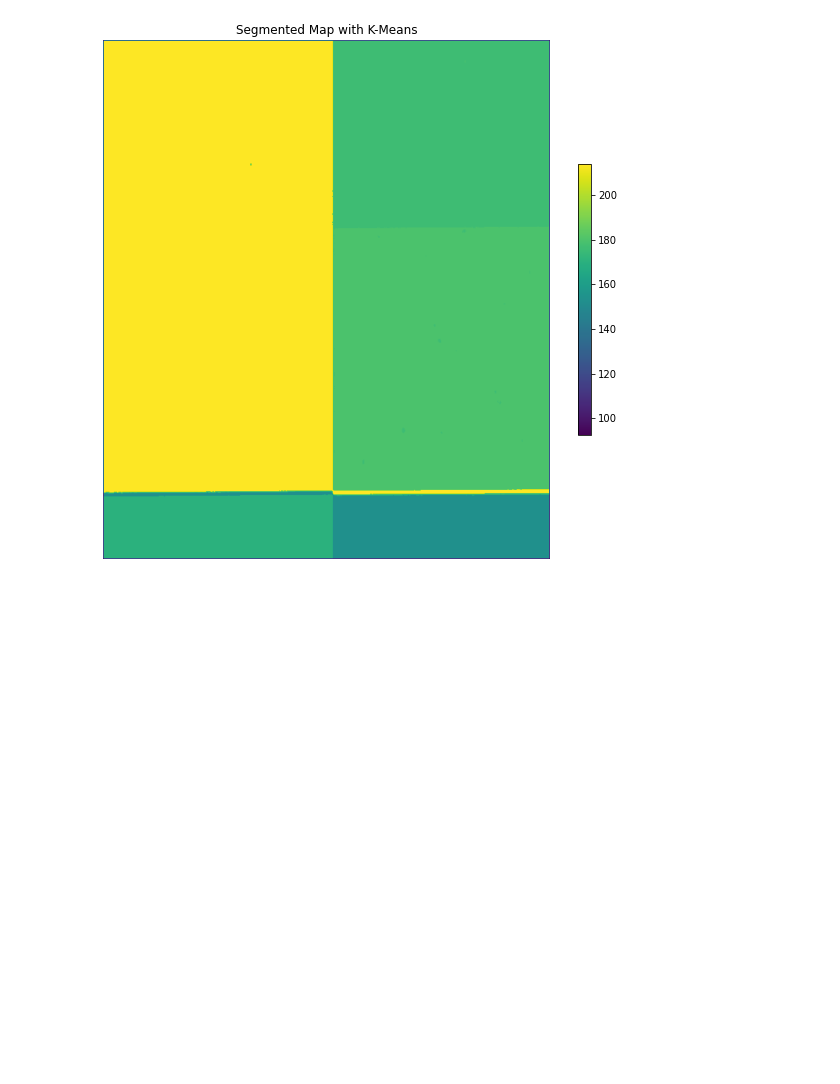
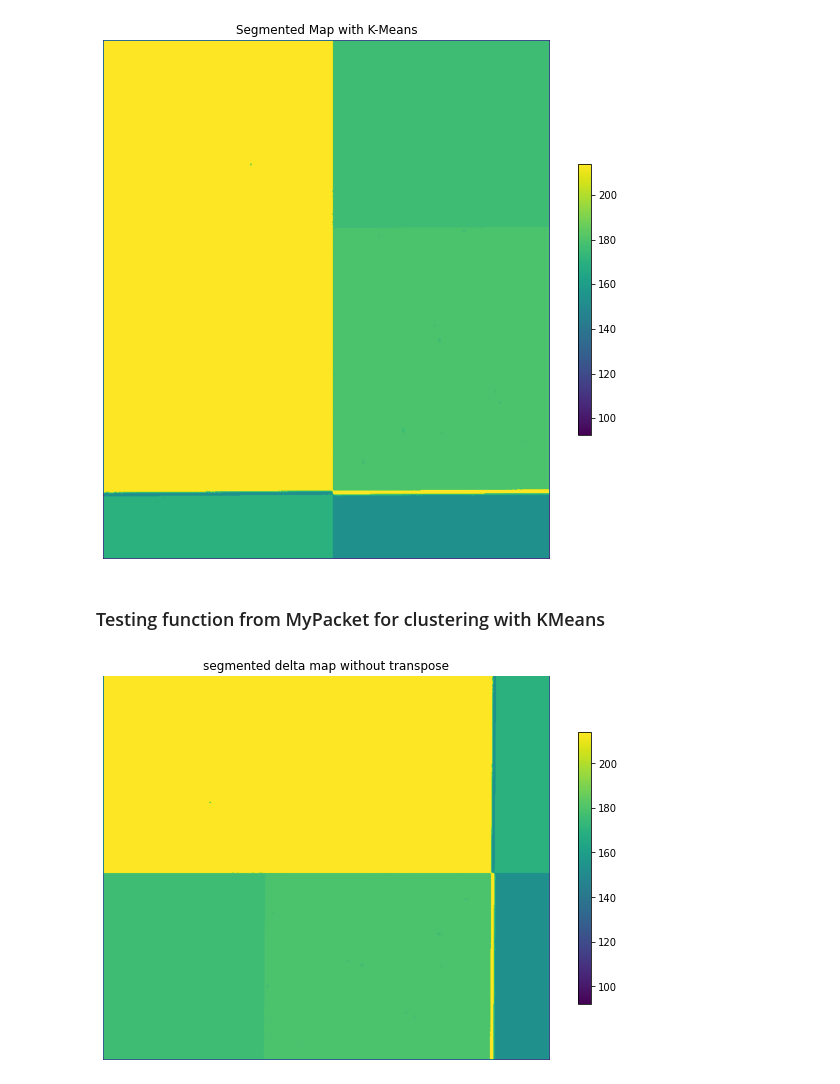
Before and after one commit to AnGodel/TFM_Image_segmentation_ellipsometric_maps, a Jupyter notebook: cluster segmentation in one map.ipynb, the cells around one changed output. Cells and saved outputs as stored; diff of their text form; code cells hidden in the pictures; blank space fills up the shorter version.

Commit message:
implemented function for direct clustering with KMeans in mypacket

```diff
--- a/cluster segmentation in one map.ipynb
+++ b/cluster segmentation in one map.ipynb
@@ -101,3 +101,10 @@ deltaTsegmentedtoshow = deltaTSegmented.reshape(deltaTransposed.shape[0], deltaT
 mp.plot_image_withCbar(deltaTsegmentedtoshow, 'Segmented Map with K-Means');
 # %% [output]
 [figure]
+# %% [markdown]
+### Testing function from MyPacket for clustering with KMeans
+# %%
+delta_segmented = mp.clusterKMeans_singlemap(delta, 6)
+mp.plot_image_withCbar(delta_segmented, 'segmented delta map without transpose');
+# %% [output]
+[figure, added]
```
Also changed, not shown: parts of 1 cell of this notebook, 6 other files.
